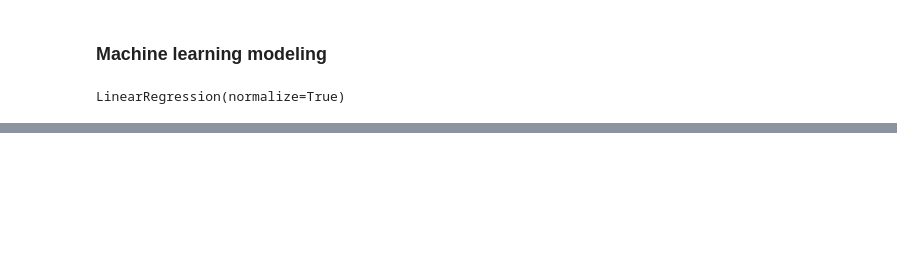
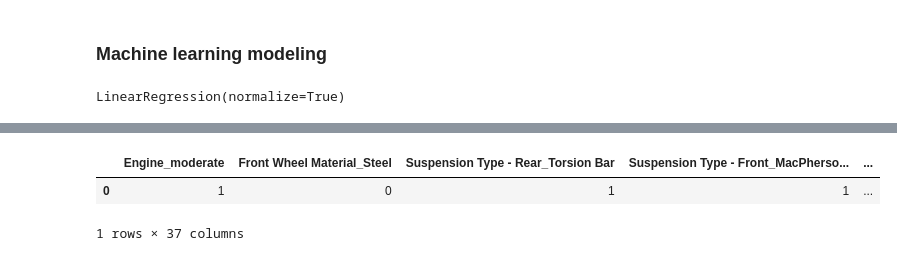
Before and after one commit to taagitacc/car-price-factors, a Jupyter notebook: price_analysis.ipynb, the cells around one changed output, grey strips where cells are left out. Cells and saved outputs as stored; diff of their text form; code cells hidden in the pictures; blank space fills up the shorter version.

Commit message:
Additional features added to model

```diff
--- a/price_analysis.ipynb
+++ b/price_analysis.ipynb
@@ -456,3 +522,50 @@ df_car.head()
+# %%
+car = {
+'Engine_moderate' : [1],
+'Front Wheel Material_Steel' : [0],
+'Suspension Type - Rear_Torsion Bar' : [1],
+'Suspension Type - Front_MacPherson Strut' : [1],
+'Suspension Type - Rear_MacPherson Strut' : [0],
+'Suspension Type - Rear_Independent' : [0],
+'Trans Type_<3' : [0],
+'Engine_small' : [0],
+'Suspension Type - Front_Torsion Bar' : [0],
+'Suspension Type - Rear_Double Wishbone' : [0],
+'Suspension Type - Front_Axle' : [0],
+'Suspension Type - Front_Coil Spring' : [0],
+'Suspension Type - Front_Independent' : [0],
+'Trans Type_CVT' : [0],
+'Suspension Type - Front_Leaf type' : [0],
+'Suspension Type - Rear_Others' : [0],
+'Suspension Type - Rear_Axle' : [0],
+'Front Wheel Material_Carbon Fibre' : [0],
+'Suspension Type - Front_Others' : [0],
+'Suspension Type - Rear_Leaf type' : [0],
+'Suspension Type - Rear_Coil Spring' : [0],
+'Engine_big' : [0],
+'Suspension Type - Rear_Link type' : [0],
+'Suspension Type - Front_Link type' : [0],
+'Suspension Type - Front_Double Wishbone' : [0],
+'Tire Pressure Monitor' : [1],
+'Brakes-ABS' : [1],
+'Engine_very big' : [0],
+'Back-Up Camera' : [0],
+'Model year' : [2020],
+'Traction Control' : [1],
+'Stability Control' : [1],
+'Trans Type_7-10' : [0],
+'Displacement' : [1.4],
+'Parking Aid' : [1],
+'SAE Net Torque @ RPM' : [250],
+'SAE Net Horsepower @ RPM' : [140]
+}
+
+df_car = pd.DataFrame.from_dict(car, orient='columns')
+df_car.head()
+# %% [output]
+|  | Engine_moderate | Front Wheel Material_Steel | Suspension Type - Rear_Torsion Bar | Suspension Type - Front_MacPherso... | ... |
+| 0 | 1 | 0 | 1 | 1 | ... |
+1 rows × 37 columns
 # %%
 # Predict car price using the model
 lm_model.predict(df_car)
```
Also changed, not shown: parts of 20 cells of this notebook.
